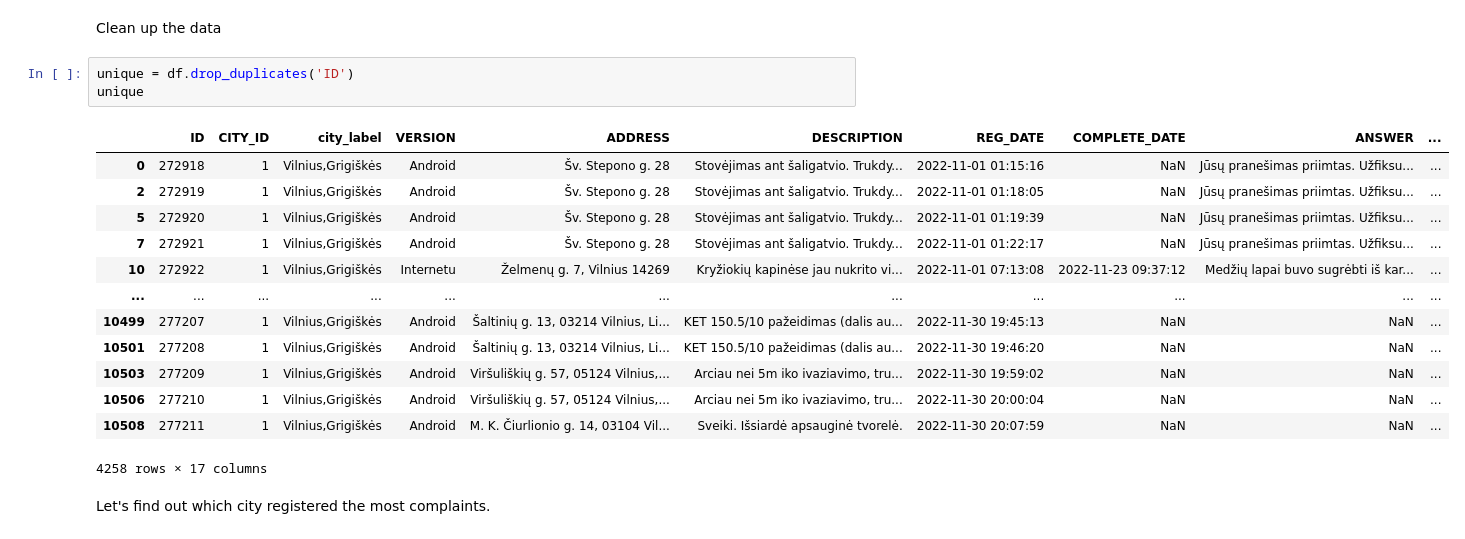
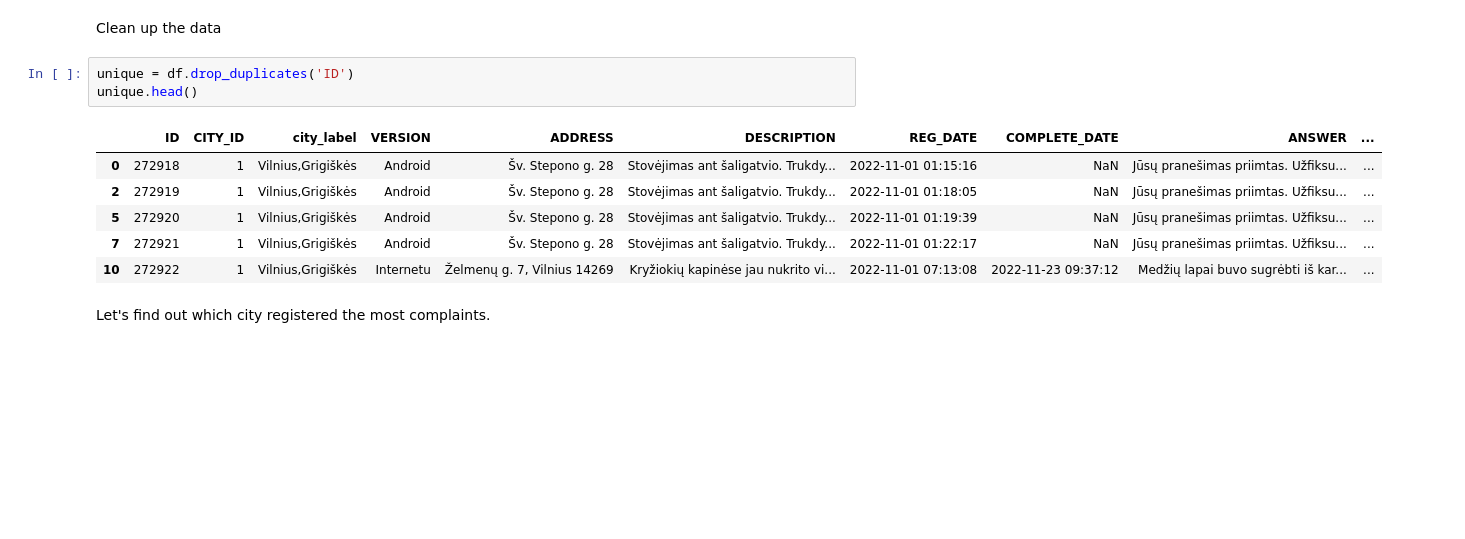
Before and after one commit to aidagarnyte/python_courses, a Jupyter notebook: final_project1.ipynb, the cells around one changed output. Saved outputs shown, nothing was run; the diff lists cells and outputs as text; blank space fills up the shorter version.

```diff
--- a/final_project1.ipynb
+++ b/final_project1.ipynb
@@ -23,21 +16,14 @@ df
 Clean up the data
 # %%
 unique = df.drop_duplicates('ID')
-unique
+unique.head()
 # %% [output]
 |  | ID | CITY_ID | city_label | VERSION | ADDRESS | DESCRIPTION | REG_DATE | COMPLETE_DATE | ANSWER | ... |
 | 0 | 272918 | 1 | Vilnius,Grigiškės | Android | Šv. Stepono g. 28 | Stovėjimas ant šaligatvio. Trukdy... | 2022-11-01 01:15:16 | NaN | Jūsų pranešimas priimtas. Užfiksu... | ... |
 | 2 | 272919 | 1 | Vilnius,Grigiškės | Android | Šv. Stepono g. 28 | Stovėjimas ant šaligatvio. Trukdy... | 2022-11-01 01:18:05 | NaN | Jūsų pranešimas priimtas. Užfiksu... | ... |
 | 5 | 272920 | 1 | Vilnius,Grigiškės | Android | Šv. Stepono g. 28 | Stovėjimas ant šaligatvio. Trukdy... | 2022-11-01 01:19:39 | NaN | Jūsų pranešimas priimtas. Užfiksu... | ... |
 | 7 | 272921 | 1 | Vilnius,Grigiškės | Android | Šv. Stepono g. 28 | Stovėjimas ant šaligatvio. Trukdy... | 2022-11-01 01:22:17 | NaN | Jūsų pranešimas priimtas. Užfiksu... | ... |
 | 10 | 272922 | 1 | Vilnius,Grigiškės | Internetu | Želmenų g. 7, Vilnius 14269 | Kryžiokių kapinėse jau nukrito vi... | 2022-11-01 07:13:08 | 2022-11-23 09:37:12 | Medžių lapai buvo sugrėbti iš kar... | ... |
-| ... | ... | ... | ... | ... | ... | ... | ... | ... | ... | ... |
-| 10499 | 277207 | 1 | Vilnius,Grigiškės | Android | Šaltinių g. 13, 03214 Vilnius, Li... | KET 150.5/10 pažeidimas (dalis au... | 2022-11-30 19:45:13 | NaN | NaN | ... |
-| 10501 | 277208 | 1 | Vilnius,Grigiškės | Android | Šaltinių g. 13, 03214 Vilnius, Li... | KET 150.5/10 pažeidimas (dalis au... | 2022-11-30 19:46:20 | NaN | NaN | ... |
-| 10503 | 277209 | 1 | Vilnius,Grigiškės | Android | Viršuliškių g. 57, 05124 Vilnius,... | Arciau nei 5m iko ivaziavimo, tru... | 2022-11-30 19:59:02 | NaN | NaN | ... |
-| 10506 | 277210 | 1 | Vilnius,Grigiškės | Android | Viršuliškių g. 57, 05124 Vilnius,... | Arciau nei 5m iko ivaziavimo, tru... | 2022-11-30 20:00:04 | NaN | NaN | ... |
-| 10508 | 277211 | 1 | Vilnius,Grigiškės | Android | M. K. Čiurlionio g. 14, 03104 Vil... | Sveiki. Išsiardė apsauginė tvorelė. | 2022-11-30 20:07:59 | NaN | NaN | ... |
-4258 rows × 17 columns
 # %% [markdown]
 Let's find out which city registered the most complaints.
 # %%
```
Also changed, not shown: parts of 3 cells of this notebook.
